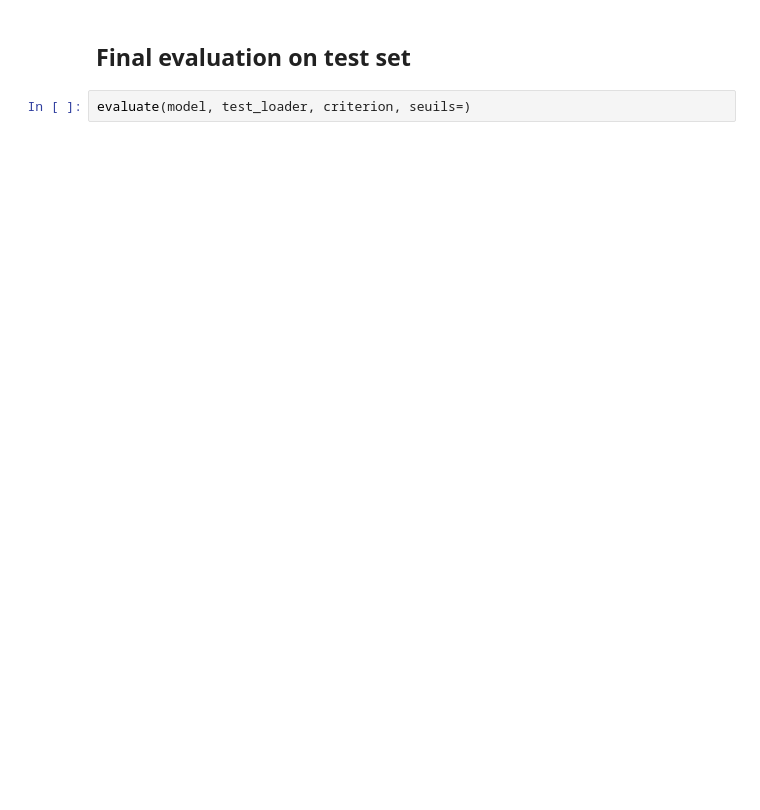
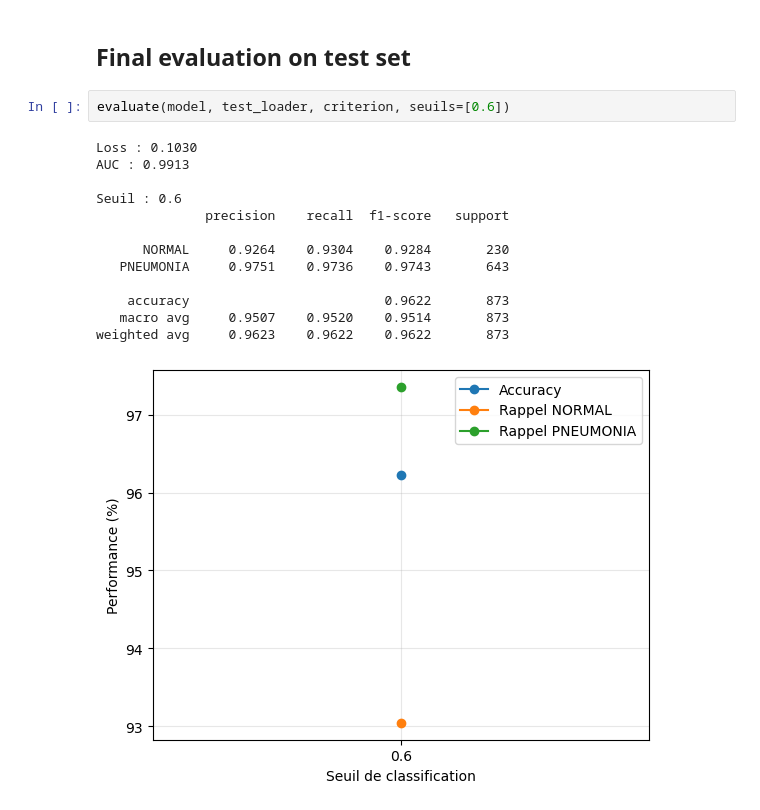
Before and after one commit to anaishinschberger-cloud/chest-xray-pneumonia-classification, a Jupyter notebook: 02_train.ipynb, the cells around one changed output. Drawn from its saved outputs; the diff is of its cells as text; blank space fills up the shorter version.

Commit message:
Update data splitting, training and model evaluation

```diff
--- a/02_train.ipynb
+++ b/02_train.ipynb
@@ -250,4 +288,18 @@ evaluate(model, val_loader, criterion)
 # %% [markdown]
 ## Final evaluation on test set
 # %%
-evaluate(model, test_loader, criterion, seuils=)
+evaluate(model, test_loader, criterion, seuils=[0.6])
+# %% [output]
+Loss : 0.1030
+AUC : 0.9913
+
+Seuil : 0.6
+              precision    recall  f1-score   support
+
+      NORMAL     0.9264    0.9304    0.9284       230
+   PNEUMONIA     0.9751    0.9736    0.9743       643
+
+    accuracy                         0.9622       873
+   macro avg     0.9507    0.9520    0.9514       873
+weighted avg     0.9623    0.9622    0.9622       873
+[figure, added]
```
Also changed, not shown: parts of 13 cells of this notebook.
